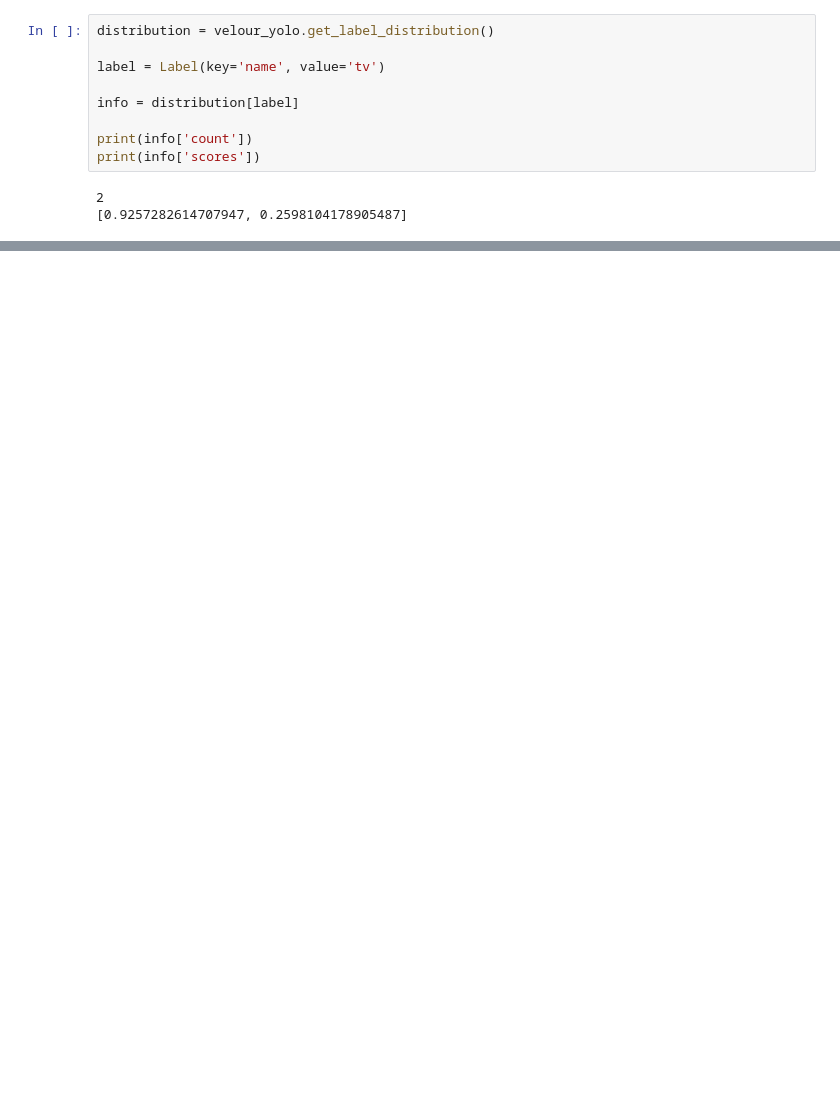
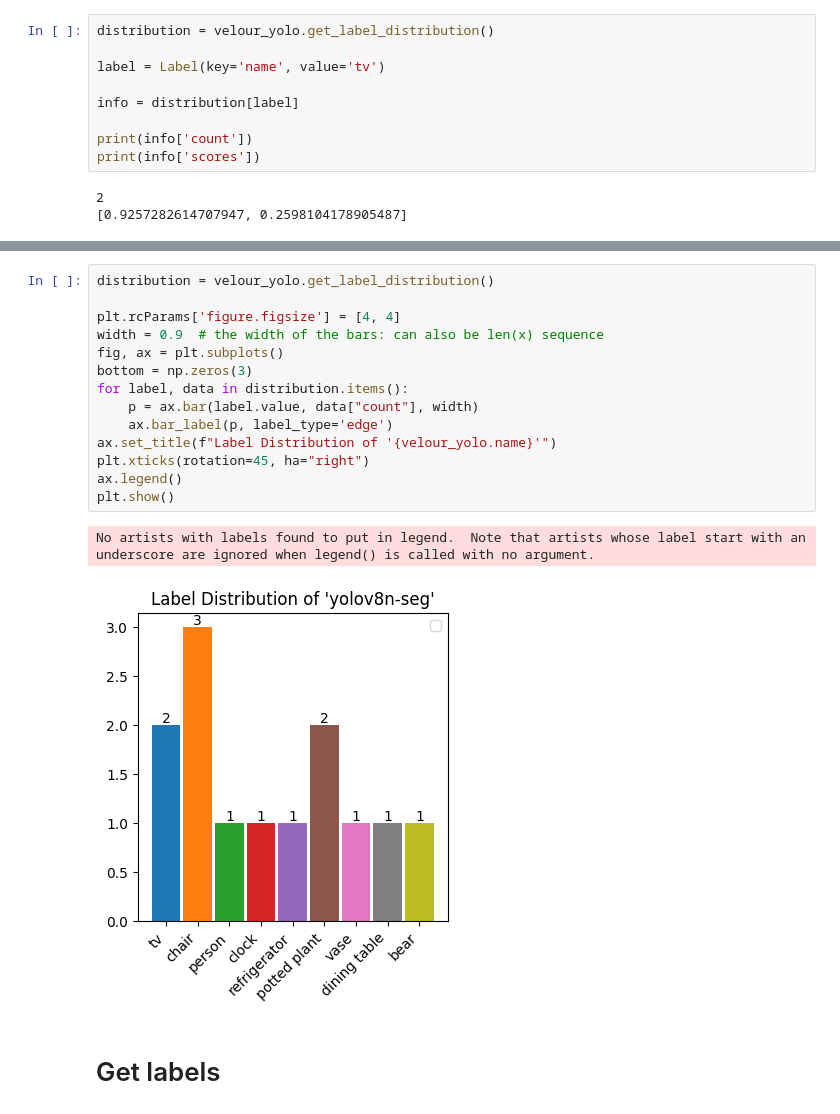
Before and after one commit to Striveworks/valor, a Jupyter notebook: sample_notebooks/coco-panoptic.ipynb, the cells around one changed output, grey strips where cells are left out. Cells and saved outputs as stored; diff of their text form; blank space fills up the shorter version.

```diff
--- a/sample_notebooks/coco-panoptic.ipynb
+++ b/sample_notebooks/coco-panoptic.ipynb
@@ -372,3 +435,22 @@ print(info['scores'])
+# %%
+distribution = velour_yolo.get_label_distribution()
+
+plt.rcParams['figure.figsize'] = [4, 4]
+width = 0.9  # the width of the bars: can also be len(x) sequence
+fig, ax = plt.subplots()
+bottom = np.zeros(3)
+for label, data in distribution.items():
+    p = ax.bar(label.value, data["count"], width)
+    ax.bar_label(p, label_type='edge')
+ax.set_title(f"Label Distribution of '{velour_yolo.name}'")
+plt.xticks(rotation=45, ha="right")
+ax.legend()
+plt.show()
+# %% [output]
+No artists with labels found to put in legend.  Note that artists whose label start with an underscore are ignored when legend() is called with no argument.
+[figure, added]
+# %% [markdown]
+# Get labels
 # %%
 labels = velour_coco.get_labels()
 
```
Also changed, not shown: parts of 33 cells of this notebook, 2 other files.
